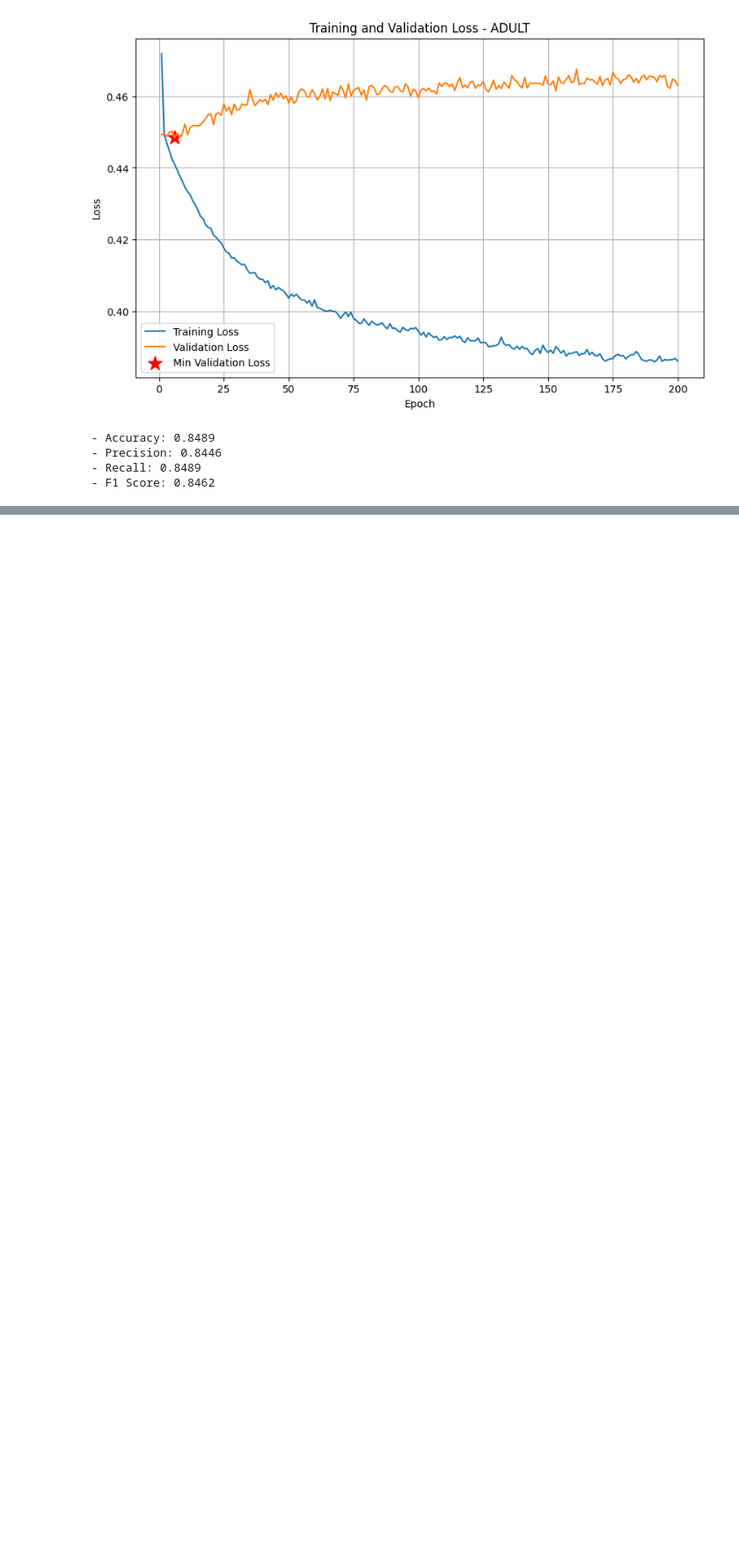
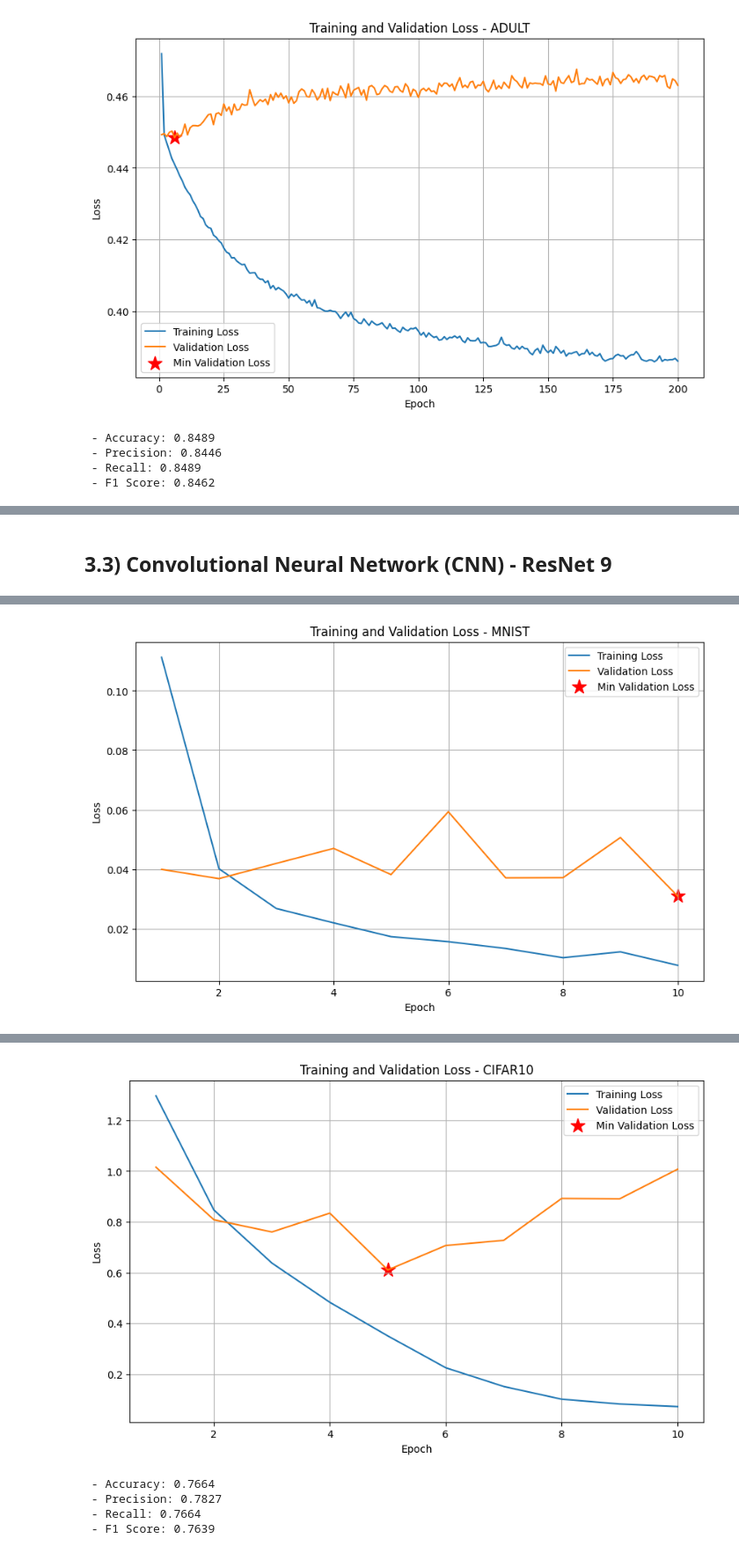
Before and after one commit to pako-23/eris, a Jupyter notebook: experiments/test_models_training.ipynb, the cells around one changed output, grey strips where cells are left out. Shown at 88% size. Cells and saved outputs as stored; diff of their text form; code cells hidden in the pictures; blank space fills up the shorter version.

```diff
--- a/experiments/test_models_training.ipynb
+++ b/experiments/test_models_training.ipynb
@@ -678,7 +669,9 @@ Epoch [22/100], Loss: 1.6933, Val Loss: 1.6957
+# %% [markdown]
+## 3.3) Convolutional Neural Network (CNN) - ResNet 9
 # %%
 # Training loop
 DATASETS = ['mnist', 'cifar10']
-EPOCHS = [50,50]
+EPOCHS = [25,25]
 BATCH_SIZE = 64
 LEARNING_RATE = 0.001
 DEVICE = check_gpu()
@@ -702,7 +695,6 @@ for n, dataset in enumerate(DATASETS):
     test_loader = DataLoader(test_dataset, batch_size=BATCH_SIZE, shuffle=False)
 
     # Model, criterion, and optimizer
-    # input_dim, num_classes = init_LinearRegressor(train_dataset)
     model = ResNet9(dataset_name=dataset).to(DEVICE)
     criterion = model.criterion
 
@@ -710,7 +702,6 @@ for n, dataset in enumerate(DATASETS):
     # optimizer = optim.SGD(model.parameters(), lr=LEARNING_RATE)
 
     # Train the model
-    # best_model, final_model, metrics = train_model(model, train_loader, val_loader, criterion, optimizer, num_epochs=EPOCHS)
     best_model, final_model, metrics = train_model(model, train_loader, val_loader, criterion, optimizer, num_epochs=EPOCHS[n], device=DEVICE)
     plot_training_metrics(metrics, dataset)
 
@@ -744,0 +739 @@ Epoch [7/100], Loss: 0.0133, Val Loss: 0.0371
+[figure, added]
@@ -745,0 +757,5 @@ KeyboardInterrupt:
+[figure, added]
+ - Accuracy: 0.7664
+ - Precision: 0.7827
+ - Recall: 0.7664
+ - F1 Score: 0.7639
```
Also changed, not shown: parts of 12 cells of this notebook.
